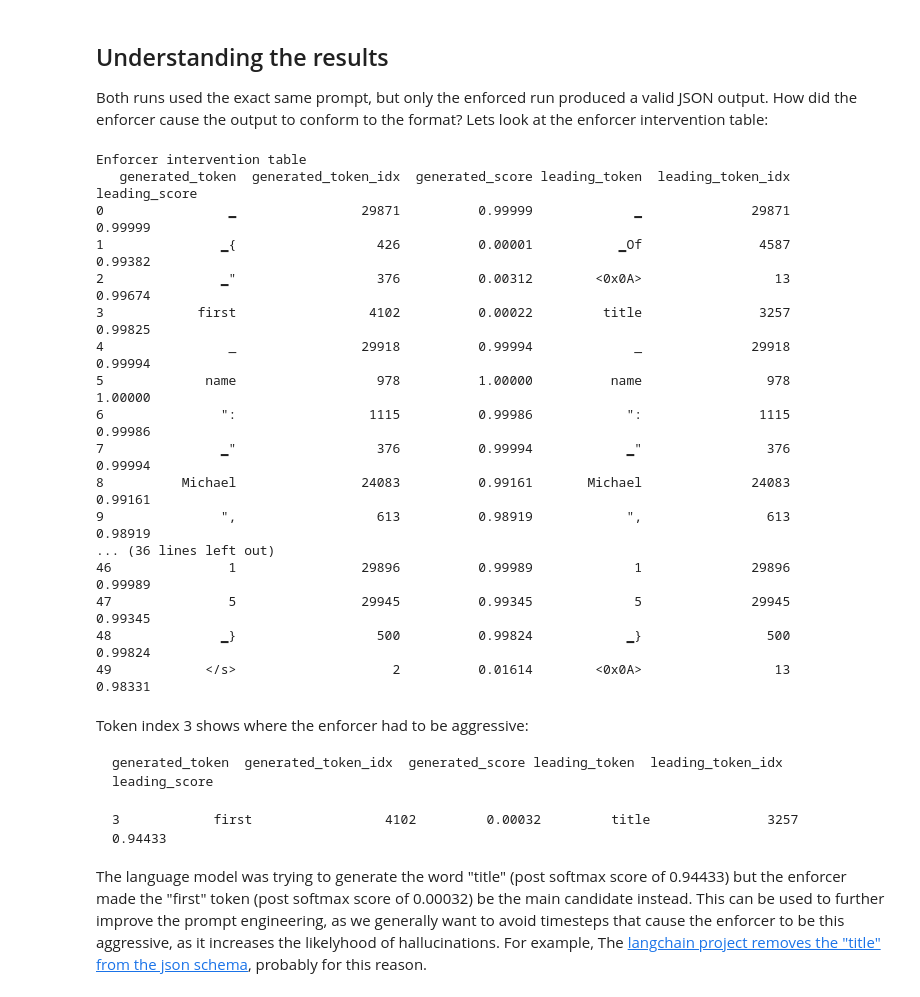
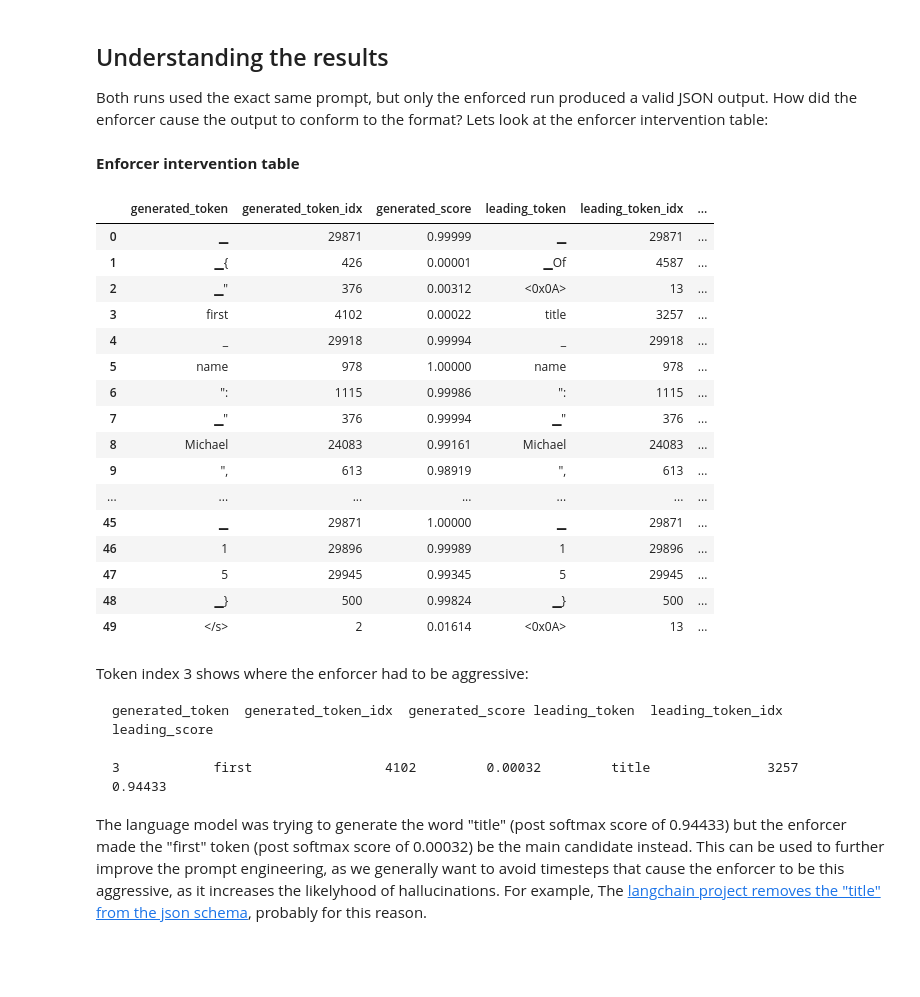
Before and after one commit to noamgat/lm-format-enforcer, a Jupyter notebook: samples/colab_llama2_enforcer.ipynb, the cells around one changed output. Cells and saved outputs as stored; diff of their text form; code cells hidden in the pictures; blank space fills up the shorter version.

Commit message:
Using markdown to display notebook outputs

````diff
--- a/samples/colab_llama2_enforcer.ipynb
+++ b/samples/colab_llama2_enforcer.ipynb
@@ -117,7 +117,13 @@
 The output will always be in a format that can be parsed by the parser.
 # %%
 from pydantic import BaseModel
+from IPython.display import display, Markdown
 
+def display_header(text):
+    display(Markdown(f'**{text}**'))
+
+def display_content(text):
+    display(Markdown(f'```{text}```'))
 
 DEFAULT_SYSTEM_PROMPT = """\
 You are a helpful, respectful and honest assistant. Always answer as helpfully as possible, while being safe.  Your answers should not include any harmful, unethical, racist, sexist, toxic, dangerous, or illegal content. Please ensure that your responses are socially unbiased and positive in nature.\n\nIf a question does not make any sense, or is not factually coherent, explain why instead of answering something not correct. If you don't know the answer to a question, please don't share false information.\
@@ -137,18 +143,14 @@ class AnswerFormat(BaseModel):
 question = 'Please give me information about Michael Jordan. You MUST answer using the following json schema: '
 question_with_schema = f'{question}{AnswerFormat.schema_json()}'
 
-print("Question:")
-print(question_with_schema)
+display_header("Question:")
+display_content(question_with_schema)
 
-print('\n----------------------------------------\n')
+display_header("Answer, With json schema enforcing:")
+result, enforced_scores = run(question_with_schema, system_prompt=DEFAULT_SYSTEM_PROMPT, max_new_tokens=DEFAULT_MAX_NEW_TOKENS, required_json_schema=AnswerFormat.schema())
+display_content(result)
 
-print(f"With json schema enforcing:")
-result, enforced_scores = run(question_with_schema, system_prompt=DEFAULT_SYSTEM_PROMPT, max_new_tokens=DEFAULT_MAX_NEW_TOKENS, required_json_schema=AnswerFormat.schema())
-print(result)
-
-print('\n----------------------------------------\n')
-
-print(f"Without json schema enforcing:")
+display_header("Answer, Without json schema enforcing:")
 result, _ = run(question_with_schema, system_prompt=DEFAULT_SYSTEM_PROMPT, max_new_tokens=DEFAULT_MAX_NEW_TOKENS)
-print(result)
+display_content(result)
 # %% [output]
@@ -176,26 +176,27 @@ Without json schema enforcing:
 Both runs used the exact same prompt, but only the enforced run produced a valid JSON output.
 How did the enforcer cause the output to conform to the format? Lets look at the enforcer intervention table:
 # %%
-print("Enforcer intervention table")
-print(enforced_scores)
+display_header("Enforcer intervention table")
+display(enforced_scores)
 # %% [output]
-Enforcer intervention table
-   generated_token  generated_token_idx  generated_score leading_token  leading_token_idx  leading_score
-0                ▁                29871          0.99999             ▁              29871        0.99999
-1               ▁{                  426          0.00001           ▁Of               4587        0.99382
-2               ▁"                  376          0.00312        <0x0A>                 13        0.99674
-3            first                 4102          0.00022         title               3257        0.99825
-4                _                29918          0.99994             _              29918        0.99994
-5             name                  978          1.00000          name                978        1.00000
-6               ":                 1115          0.99986            ":               1115        0.99986
-7               ▁"                  376          0.99994            ▁"                376        0.99994
-8          Michael                24083          0.99161       Michael              24083        0.99161
-9               ",                  613          0.98919            ",                613        0.98919
-... (36 lines left out)
-46               1                29896          0.99989             1              29896        0.99989
-47               5                29945          0.99345             5              29945        0.99345
-48              ▁}                  500          0.99824            ▁}                500        0.99824
-49            </s>                    2          0.01614        <0x0A>                 13        0.98331
+**Enforcer intervention table**
+|  | generated_token | generated_token_idx | generated_score | leading_token | leading_token_idx | ... |
+| 0 | ▁ | 29871 | 0.99999 | ▁ | 29871 | ... |
+| 1 | ▁{ | 426 | 0.00001 | ▁Of | 4587 | ... |
+| 2 | ▁" | 376 | 0.00312 | <0x0A> | 13 | ... |
+| 3 | first | 4102 | 0.00022 | title | 3257 | ... |
+| 4 | _ | 29918 | 0.99994 | _ | 29918 | ... |
+| 5 | name | 978 | 1.00000 | name | 978 | ... |
+| 6 | ": | 1115 | 0.99986 | ": | 1115 | ... |
+| 7 | ▁" | 376 | 0.99994 | ▁" | 376 | ... |
+| 8 | Michael | 24083 | 0.99161 | Michael | 24083 | ... |
+| 9 | ", | 613 | 0.98919 | ", | 613 | ... |
+| ... | ... | ... | ... | ... | ... | ... |
+| 45 | ▁ | 29871 | 1.00000 | ▁ | 29871 | ... |
+| 46 | 1 | 29896 | 0.99989 | 1 | 29896 | ... |
+| 47 | 5 | 29945 | 0.99345 | 5 | 29945 | ... |
+| 48 | ▁} | 500 | 0.99824 | ▁} | 500 | ... |
+| 49 | </s> | 2 | 0.01614 | <0x0A> | 13 | ... |
 # %% [markdown]
 Token index 3 shows where the enforcer had to be aggressive:
 
````
Also changed, not shown: parts of 2 cells of this notebook.
